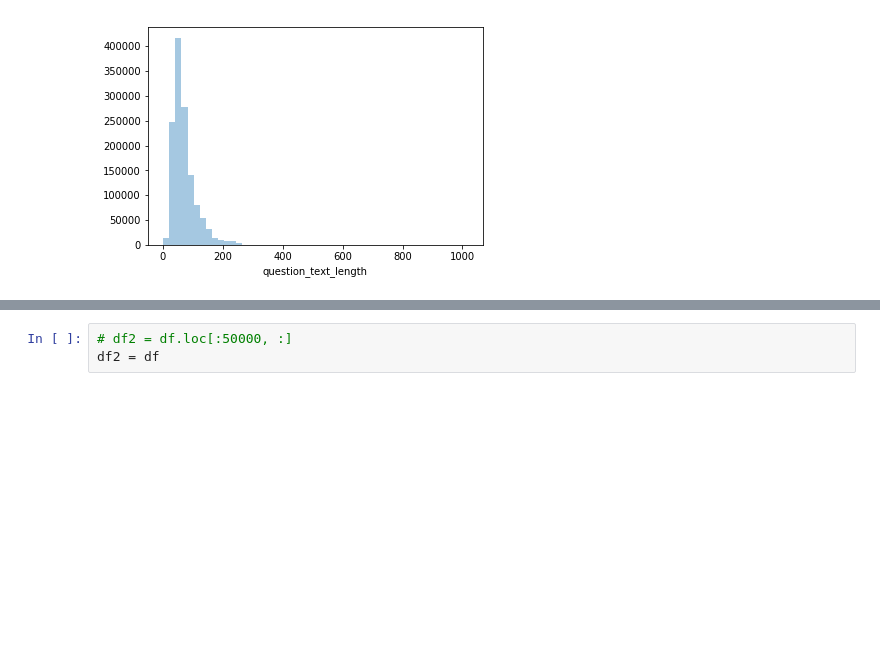
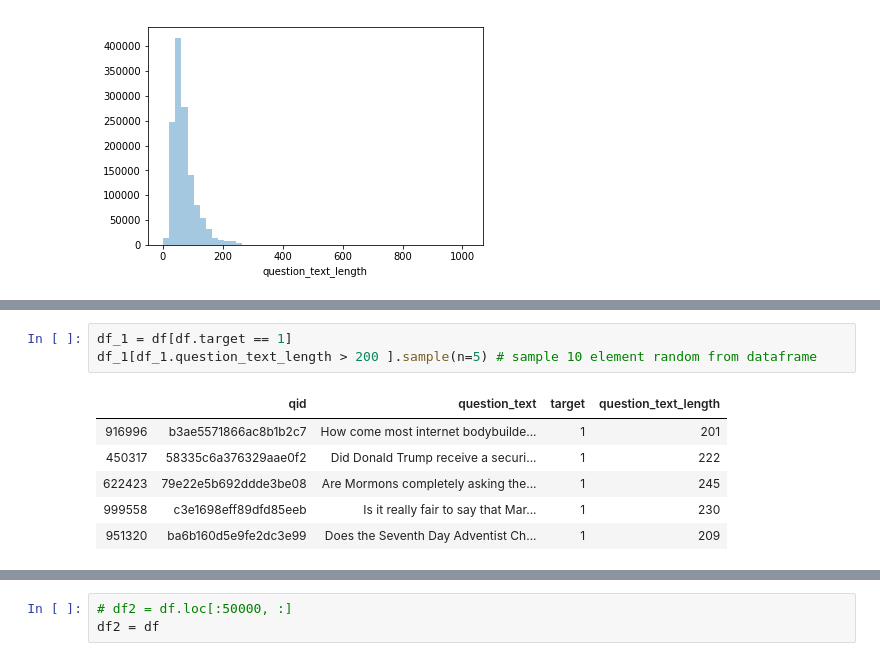
Before and after one commit to TheWoops/Natural-Language-Processing, a Jupyter notebook: Kaggle_Kernels/Praxis/DataUnderstanding.ipynb, the cells around one changed output, grey strips where cells are left out. Cells and saved outputs as stored; diff of their text form; blank space fills up the shorter version.

```diff
--- a/Kaggle_Kernels/Praxis/DataUnderstanding.ipynb
+++ b/Kaggle_Kernels/Praxis/DataUnderstanding.ipynb
@@ -412,0 +447,10 @@ plt.show()
+# %%
+df_1 = df[df.target == 1]
+df_1[df_1.question_text_length > 200 ].sample(n=5) # sample 10 element random from dataframe
+# %% [output]
+|  | qid | question_text | target | question_text_length |
+| 916996 | b3ae5571866ac8b1b2c7 | How come most internet bodybuilde... | 1 | 201 |
+| 450317 | 58335c6a376329aae0f2 | Did Donald Trump receive a securi... | 1 | 222 |
+| 622423 | 79e22e5b692ddde3be08 | Are Mormons completely asking the... | 1 | 245 |
+| 999558 | c3e1698eff89dfd85eeb | Is it really fair to say that Mar... | 1 | 230 |
+| 951320 | ba6b160d5e9fe2dc3e99 | Does the Seventh Day Adventist Ch... | 1 | 209 |
```
Also changed, not shown: parts of 13 cells of this notebook.
